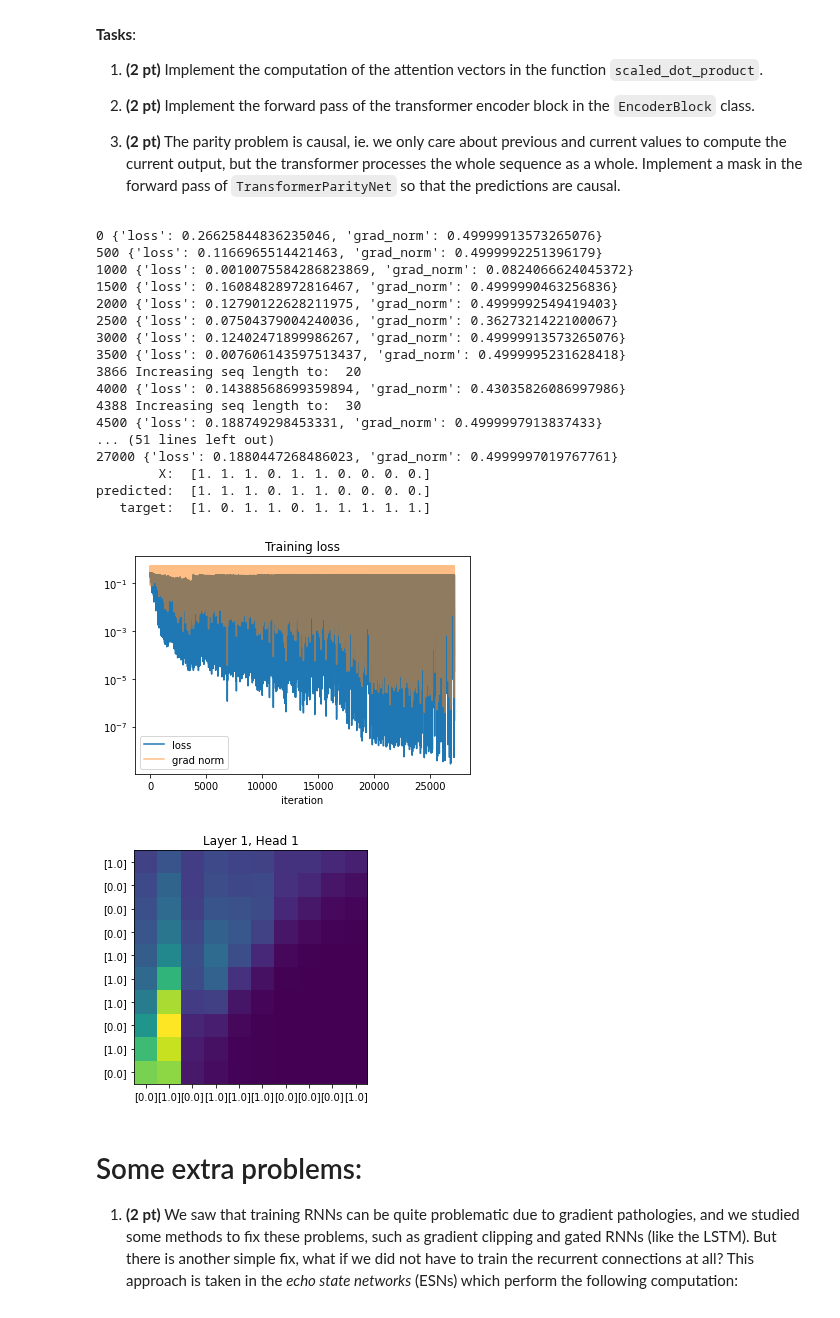
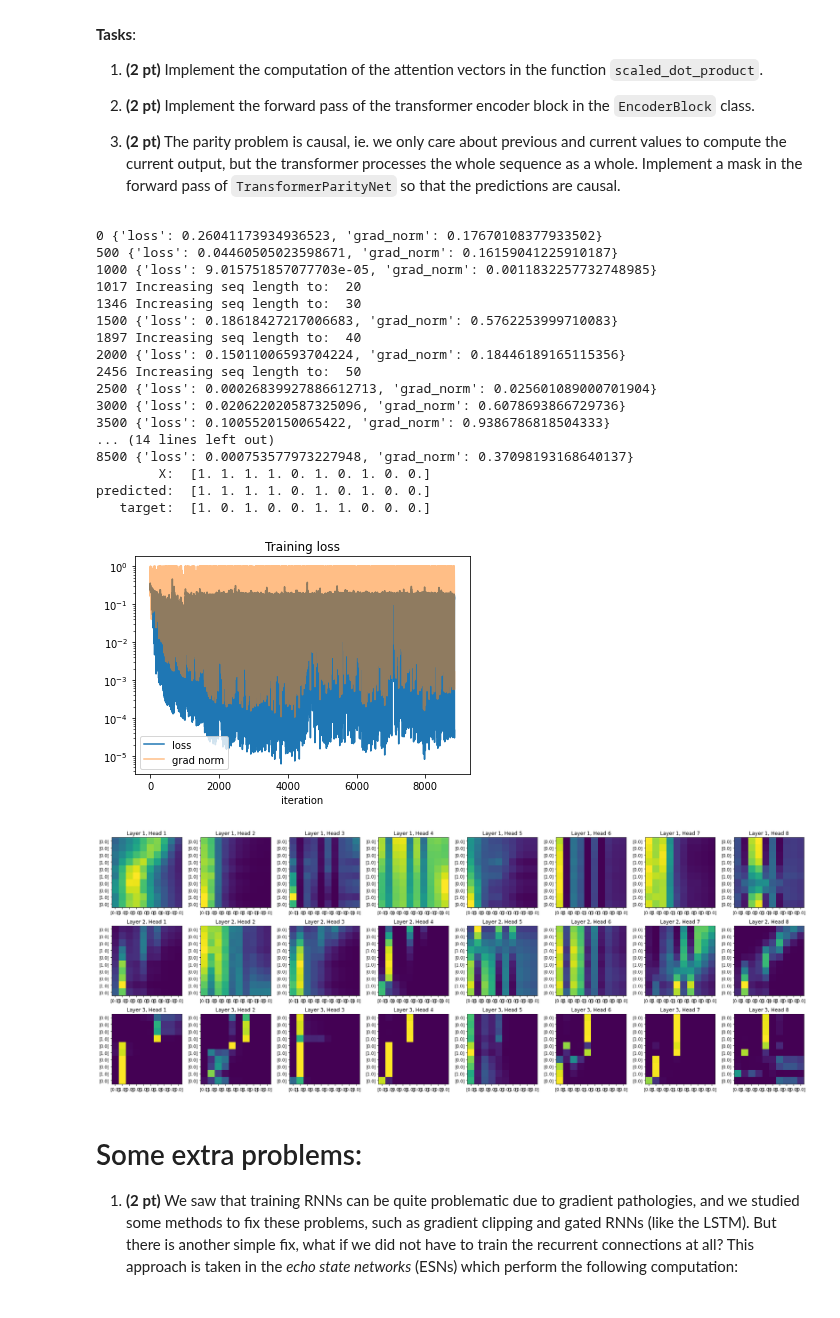
Before and after one commit to AyonRRahman/Deep_learning, a Jupyter notebook: dl4sequences_lab.ipynb, the cells around one changed output. Saved outputs shown, nothing was run; the diff lists cells and outputs as text; code cells hidden in the pictures.

```diff
--- a/dl4sequences_lab.ipynb
+++ b/dl4sequences_lab.ipynb
@@ -917,35 +879,35 @@ class TransformerTrainer(object):
         tot_gnorm = torch.sqrt(tot_gnorm)
         return dict(loss=loss.item(), grad_norm=tot_gnorm.item())
 # %%
-CUDA = False
+CUDA = True
 # %%
-parity_net = TransformerParityNet(64, 1, 1)
+parity_net = TransformerParityNet(32, 3, 8)
 if CUDA:
     parity_net.cuda()
 
-parity_trainer = TransformerTrainer(parity_net, lr=1e-4, clip_norm=0.5)
+parity_trainer = TransformerTrainer(parity_net, lr=1e-3, clip_norm=1)
 
 losses = []
 train_and_eval_parity(parity_trainer, learning_curriculum=True)
 # %% [output]
-0 {'loss': 0.26625844836235046, 'grad_norm': 0.49999913573265076}
-500 {'loss': 0.1166965514421463, 'grad_norm': 0.4999992251396179}
-1000 {'loss': 0.0010075584286823869, 'grad_norm': 0.0824066624045372}
-1500 {'loss': 0.16084828972816467, 'grad_norm': 0.4999990463256836}
-2000 {'loss': 0.12790122628211975, 'grad_norm': 0.4999992549419403}
-2500 {'loss': 0.07504379004240036, 'grad_norm': 0.3627321422100067}
-3000 {'loss': 0.12402471899986267, 'grad_norm': 0.49999913573265076}
-3500 {'loss': 0.007606143597513437, 'grad_norm': 0.4999995231628418}
-3866 Increasing seq length to:  20
-4000 {'loss': 0.14388568699359894, 'grad_norm': 0.43035826086997986}
-4388 Increasing seq length to:  30
-4500 {'loss': 0.188749298453331, 'grad_norm': 0.4999997913837433}
-... (51 lines left out)
-27000 {'loss': 0.1880447268486023, 'grad_norm': 0.4999997019767761}
-        X:  [1. 1. 1. 0. 1. 1. 0. 0. 0. 0.]
-predicted:  [1. 1. 1. 0. 1. 1. 0. 0. 0. 0.]
-   target:  [1. 0. 1. 1. 0. 1. 1. 1. 1. 1.]
+0 {'loss': 0.26041173934936523, 'grad_norm': 0.17670108377933502}
+500 {'loss': 0.04460505023598671, 'grad_norm': 0.16159041225910187}
+1000 {'loss': 9.015751857077703e-05, 'grad_norm': 0.0011832257732748985}
+1017 Increasing seq length to:  20
+1346 Increasing seq length to:  30
+1500 {'loss': 0.18618427217006683, 'grad_norm': 0.5762253999710083}
+1897 Increasing seq length to:  40
+2000 {'loss': 0.15011006593704224, 'grad_norm': 0.18446189165115356}
+2456 Increasing seq length to:  50
+2500 {'loss': 0.00026839927886612713, 'grad_norm': 0.025601089000701904}
+3000 {'loss': 0.020622020587325096, 'grad_norm': 0.6078693866729736}
+3500 {'loss': 0.1005520150065422, 'grad_norm': 0.9386786818504333}
+... (14 lines left out)
+8500 {'loss': 0.000753577973227948, 'grad_norm': 0.37098193168640137}
+        X:  [1. 1. 1. 1. 0. 1. 0. 1. 0. 0.]
+predicted:  [1. 1. 1. 1. 0. 1. 0. 1. 0. 0.]
+   target:  [1. 0. 1. 0. 0. 1. 1. 0. 0. 0.]
-[figure, old version]
+[figure, new version]
 # %%
 def plot_attention_maps(input_data, attn_maps, idx=0):
     if input_data is not None:
@@ -979,7 +941,7 @@ Xp, _ = gen_parity_examples(10, 1)
 attention_maps = parity_net.get_attention_maps(np_to_tensor(Xp).transpose(0, 1))
 plot_attention_maps(np_to_tensor(Xp).transpose(0, 1), attention_maps)
 # %% [output]
-[figure, old version]
+[figure, new version]
 # %% [markdown]
 # Some extra problems:
 
```
Also changed, not shown: parts of 14 cells of this notebook.
